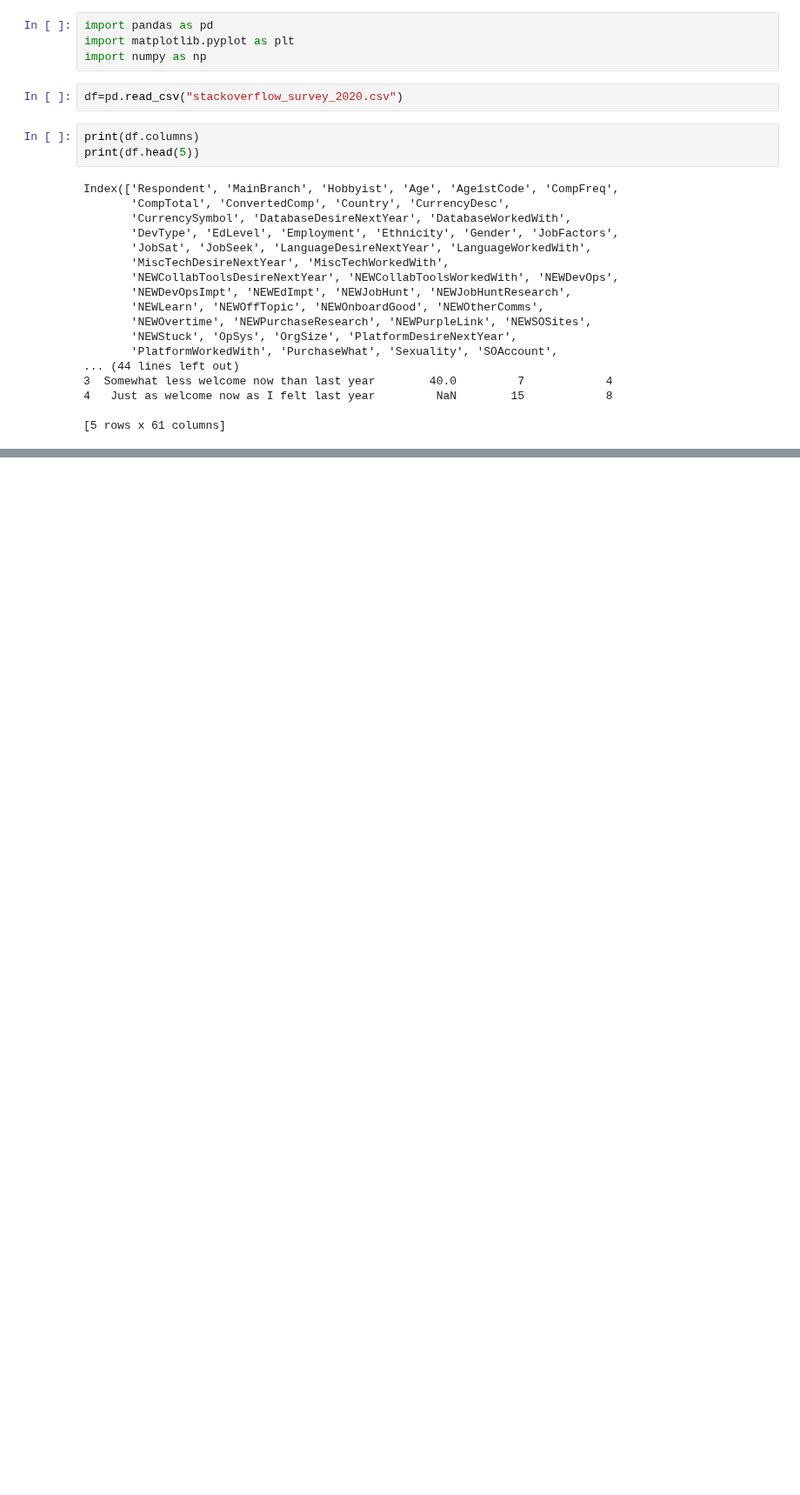
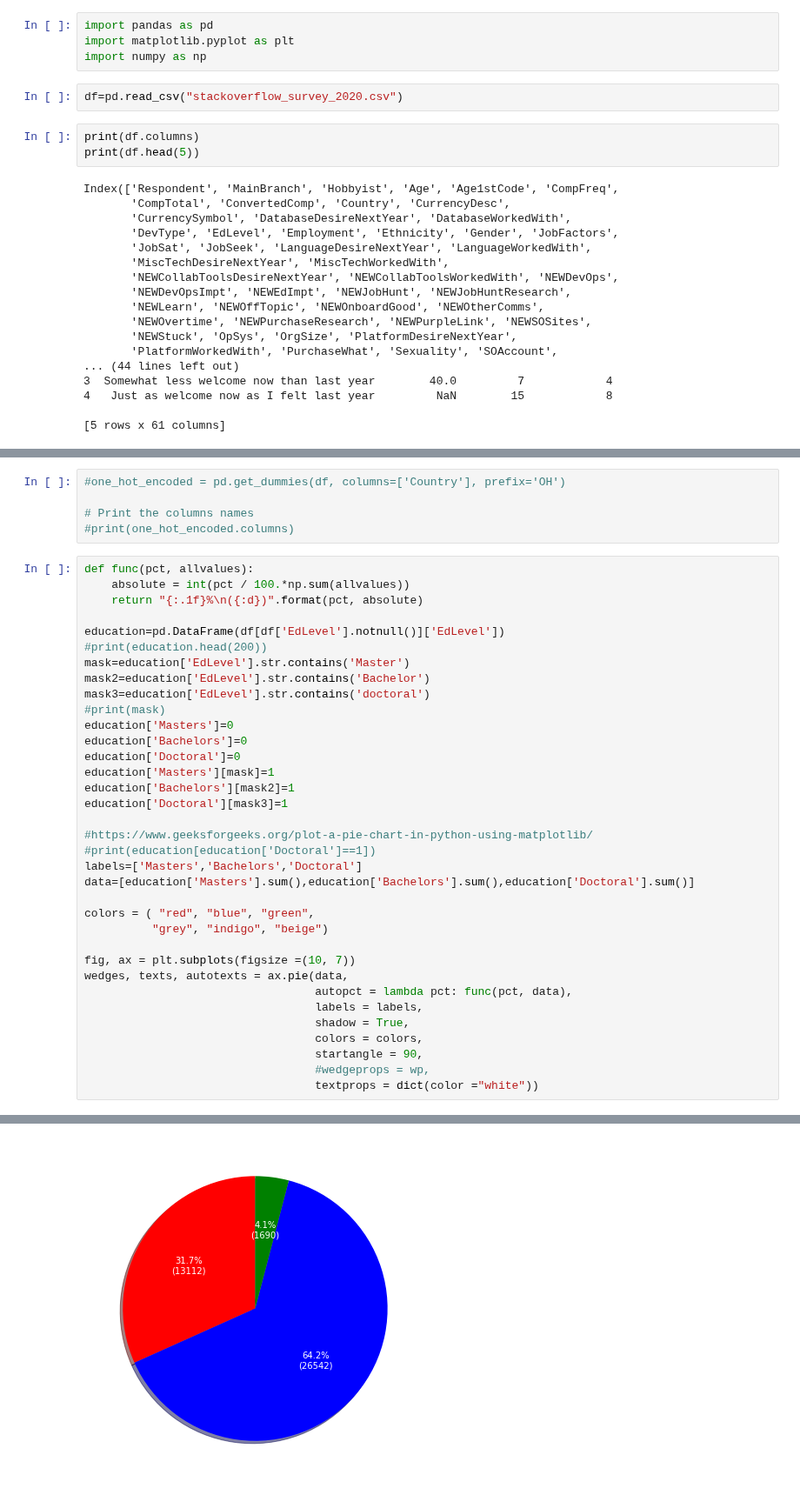
Before and after one commit to Andru-1987/python-deep-learning, a Jupyter notebook: 2020 Stack Overflow survey.ipynb, the cells around one changed output, grey strips where cells are left out. Shown at 87% size. Saved outputs shown, nothing was run; the diff lists cells and outputs as text; blank space fills up the shorter version.

```diff
--- a/2020 Stack Overflow survey.ipynb
+++ b/2020 Stack Overflow survey.ipynb
@@ -51,0 +128,41 @@ plt.show()
+# %%
+#one_hot_encoded = pd.get_dummies(df, columns=['Country'], prefix='OH')
+
+# Print the columns names
+#print(one_hot_encoded.columns)
+# %%
+def func(pct, allvalues):
+    absolute = int(pct / 100.*np.sum(allvalues))
+    return "{:.1f}%\n({:d})".format(pct, absolute)
+
+education=pd.DataFrame(df[df['EdLevel'].notnull()]['EdLevel'])
+#print(education.head(200))
+mask=education['EdLevel'].str.contains('Master')
+mask2=education['EdLevel'].str.contains('Bachelor')
+mask3=education['EdLevel'].str.contains('doctoral')
+#print(mask)
+education['Masters']=0
+education['Bachelors']=0
+education['Doctoral']=0
+education['Masters'][mask]=1
+education['Bachelors'][mask2]=1
+education['Doctoral'][mask3]=1
+
+#https://www.geeksforgeeks.org/plot-a-pie-chart-in-python-using-matplotlib/
+#print(education[education['Doctoral']==1])
+labels=['Masters','Bachelors','Doctoral']
+data=[education['Masters'].sum(),education['Bachelors'].sum(),education['Doctoral'].sum()]
+
+colors = ( "red", "blue", "green",
+          "grey", "indigo", "beige")
+
+fig, ax = plt.subplots(figsize =(10, 7))
+wedges, texts, autotexts = ax.pie(data,
+                                  autopct = lambda pct: func(pct, data),
+                                  labels = labels,
+                                  shadow = True,
+                                  colors = colors,
+                                  startangle = 90,
+                                  #wedgeprops = wp,
+                                  textprops = dict(color ="white"))
+# %% [output]
@@ -51,0 +181 @@ plt.show()
+[figure, added]
```
Also changed, not shown: parts of 5 cells of this notebook, 1 other file.
